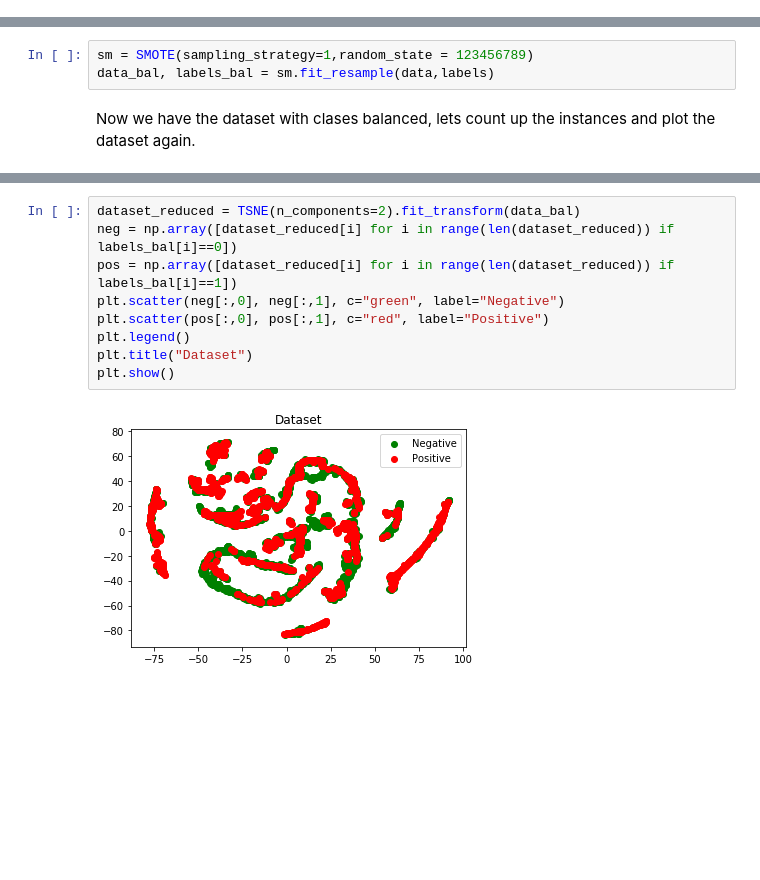
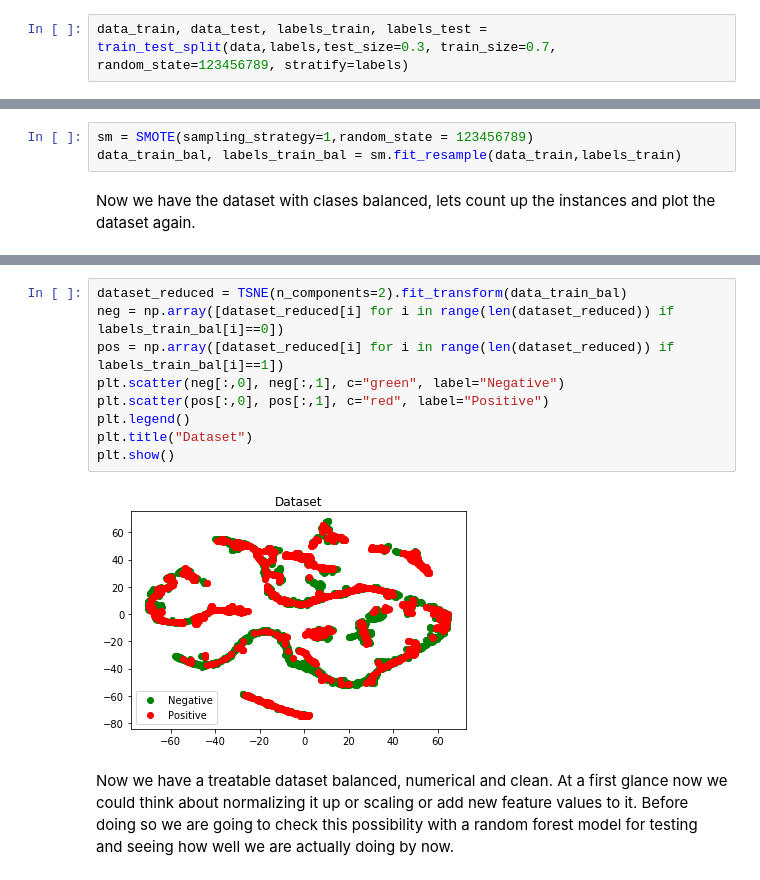
Before and after one commit to nacheteam/Seismic-Bump-Classification, a Jupyter notebook: preprocesado.ipynb, the cells around one changed output, grey strips where cells are left out. Saved outputs shown, nothing was run; the diff lists cells and outputs as text; blank space fills up the shorter version.

Commit message:
First try and split in train and test to manage only train

```diff
--- a/preprocesado.ipynb
+++ b/preprocesado.ipynb
@@ -88,3 +98,5 @@ labels = data[:,-1]
+# %%
+data_train, data_test, labels_train, labels_test = train_test_split(data,labels,test_size=0.3, train_size=0.7, random_state=123456789, stratify=labels)
 # %% [markdown]
 As a first approach to visualizing the dataset we are going to apply TSNE reduction to two components so we can see a projection of the data in $\mathbb{R}^2$
 # %%
@@ -115,7 +127,7 @@ There is a 6.578947368421052% of positive elements and a 93.42105263157895% of n
 As we can see the classes are clearly imbalanced showing a 6.5% only of positive cases. We need to balance this out as the smaller class is as well the most important one in prediction. The best thing is to predict real seismic bumps, the worst is failing at a prediction of a true positive. This is the same case as in medical situations. We would prefer failing and giving sometimes false positives rather than failing at predicting a true positive.
 # %%
 sm = SMOTE(sampling_strategy=1,random_state = 123456789)
-data_bal, labels_bal = sm.fit_resample(data,labels)
+data_train_bal, labels_train_bal = sm.fit_resample(data_train,labels_train)
 # %% [markdown]
 Now we have the dataset with clases balanced, lets count up the instances and plot the dataset again.
 # %%
@@ -130,13 +142,15 @@ print("There is a " + str(100*pos/(neg+pos)) + "% of positive elements and a " +
 # %% [output]
 There is a 50.0% of positive elements and a 50.0% of negative ones.
 # %%
-dataset_reduced = TSNE(n_components=2).fit_transform(data_bal)
-neg = np.array([dataset_reduced[i] for i in range(len(dataset_reduced)) if labels_bal[i]==0])
-pos = np.array([dataset_reduced[i] for i in range(len(dataset_reduced)) if labels_bal[i]==1])
+dataset_reduced = TSNE(n_components=2).fit_transform(data_train_bal)
+neg = np.array([dataset_reduced[i] for i in range(len(dataset_reduced)) if labels_train_bal[i]==0])
+pos = np.array([dataset_reduced[i] for i in range(len(dataset_reduced)) if labels_train_bal[i]==1])
 plt.scatter(neg[:,0], neg[:,1], c="green", label="Negative")
 plt.scatter(pos[:,0], pos[:,1], c="red", label="Positive")
 plt.legend()
 plt.title("Dataset")
 plt.show()
 # %% [output]
-[figure, old version]
+[figure, new version]
+# %% [markdown]
+Now we have a treatable dataset balanced, numerical and clean. At a first glance now we could think about normalizing it up or scaling or add new feature values to it. Before doing so we are going to check this possibility with a random forest model for testing and seeing how well we are actually doing by now.
```
Also changed, not shown: parts of 8 cells of this notebook.
